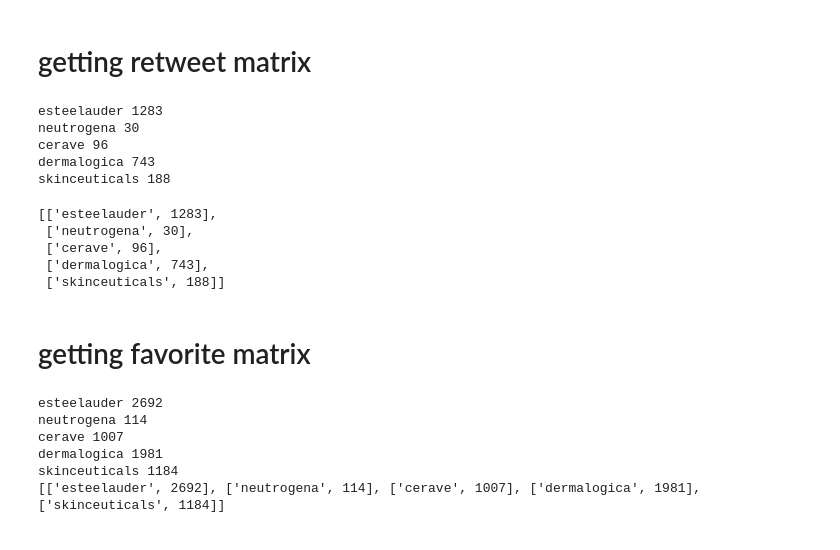
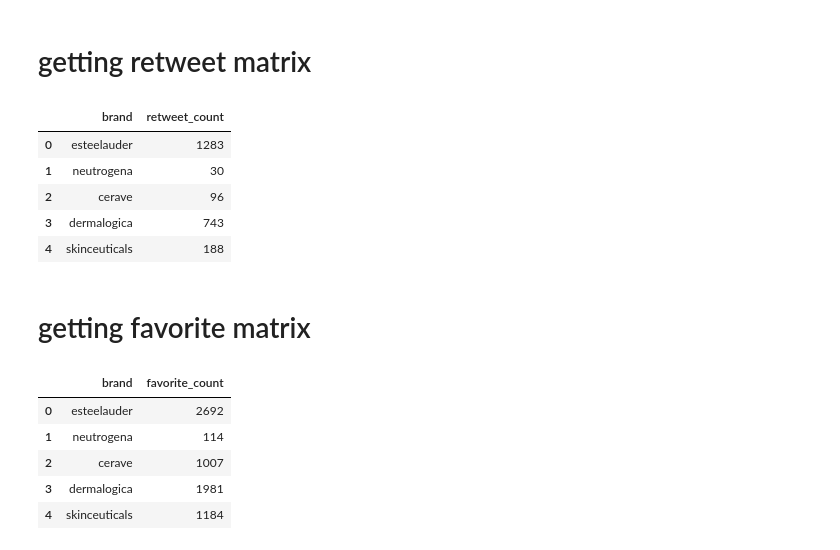
Before and after one commit to nilooy5/Munira-Brand-Network-Analysis, a Jupyter notebook: brand_analysis_v1.ipynb, the cells around one changed output. Saved outputs shown, nothing was run; the diff lists cells and outputs as text; code cells hidden in the pictures.

```diff
--- a/brand_analysis_v1.ipynb
+++ b/brand_analysis_v1.ipynb
@@ -558,40 +558,36 @@ See the caveats in the documentation: https://pandas.pydata.org/pandas-docs/stab
 # %% [markdown]
 # getting retweet matrix
 # %%
-brand_retweets = []
+brand_retweet_df = pd.DataFrame(columns=['brand', 'retweet_count'])
 
 for brand in brands_list:
     retweet_count = df_tweets[df_tweets.user == brand].retweet_count.sum()
-    brand_retweets.append([brand, retweet_count])
-    print(brand, retweet_count)
+    # insert as row to brand_favorites_df
+    brand_retweet_df = brand_retweet_df.append({'brand': brand, 'retweet_count': retweet_count}, ignore_index=True)
 
-brand_retweets
+brand_retweet_df
 # %% [output]
-esteelauder 1283
-neutrogena 30
-cerave 96
-dermalogica 743
-skinceuticals 188
-[['esteelauder', 1283],
- ['neutrogena', 30],
- ['cerave', 96],
- ['dermalogica', 743],
- ['skinceuticals', 188]]
+|  | brand | retweet_count |
+| 0 | esteelauder | 1283 |
+| 1 | neutrogena | 30 |
+| 2 | cerave | 96 |
+| 3 | dermalogica | 743 |
+| 4 | skinceuticals | 188 |
 # %% [markdown]
 # getting favorite matrix
 # %%
-brand_favorites = []
+brand_favorites_df = pd.DataFrame(columns=['brand', 'favorite_count'])
 
 for brand in brands_list:
     favorite_count = df_tweets[df_tweets.user == brand].favorite_count.sum()
-    brand_favorites.append([brand, favorite_count])
-    print(brand, favorite_count)
+    # insert as row to brand_favorites_df
+    brand_favorites_df = brand_favorites_df.append({'brand': brand, 'favorite_count': favorite_count}, ignore_index=True)
 
-print(brand_favorites)
+brand_favorites_df
 # %% [output]
-esteelauder 2692
-neutrogena 114
-cerave 1007
-dermalogica 1981
-skinceuticals 1184
-[['esteelauder', 2692], ['neutrogena', 114], ['cerave', 1007], ['dermalogica', 1981], ['skinceuticals', 1184]]
+|  | brand | favorite_count |
+| 0 | esteelauder | 2692 |
+| 1 | neutrogena | 114 |
+| 2 | cerave | 1007 |
+| 3 | dermalogica | 1981 |
+| 4 | skinceuticals | 1184 |
```
Also changed, not shown: parts of 1 cell of this notebook, 1 other file.
